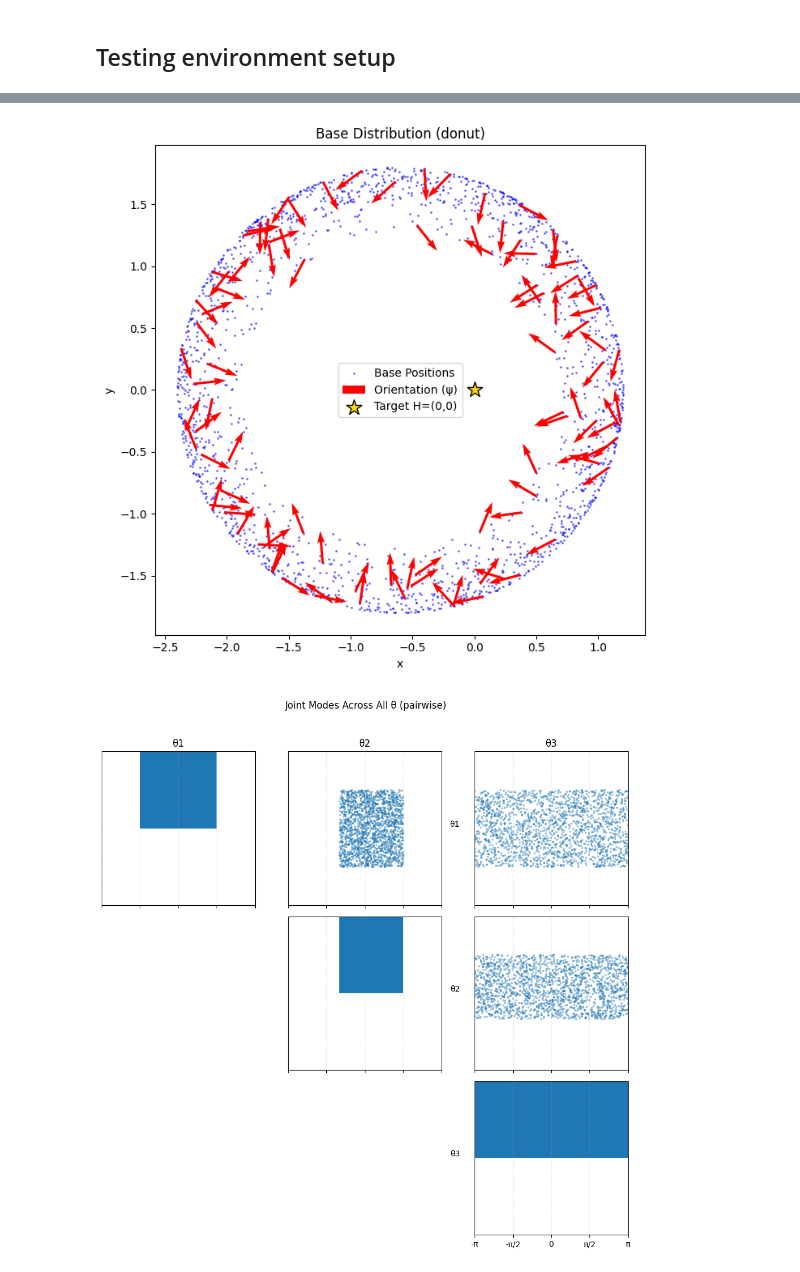
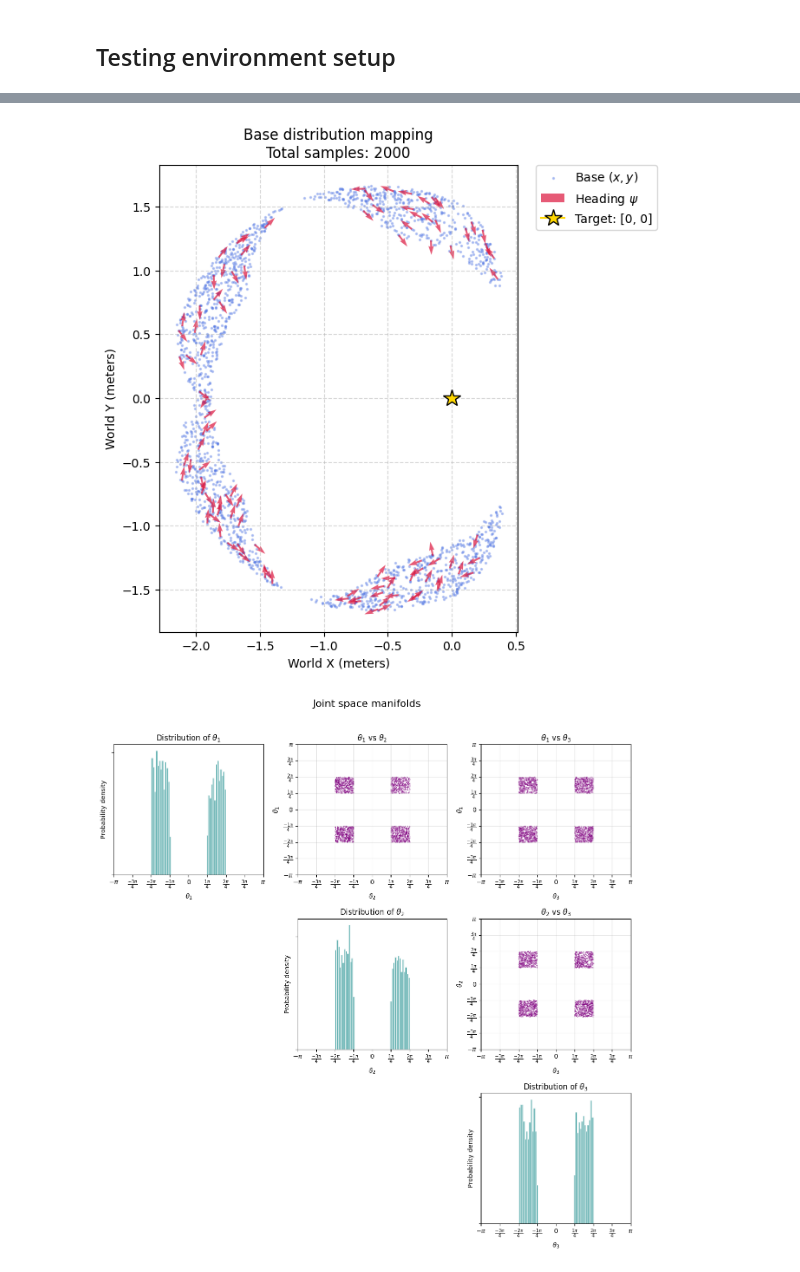
Before and after one commit to kyishanzh/reachability_tests, a Jupyter notebook: rotarynlink_env.ipynb, the cells around one changed output, grey strips where cells are left out. Saved outputs shown, nothing was run; the diff lists cells and outputs as text; code cells hidden in the pictures.

```diff
--- a/rotarynlink_env.ipynb
+++ b/rotarynlink_env.ipynb
@@ -10,13 +10,15 @@ import time
 ## Testing environment setup
 # %%
 workspace = Workspace2D(-2, 2, -2, 2)
+# link_lengths = np.array([1.0, 0.8, 0.6, 0.8, 1.0])
+# joint_limits = [[[-np.pi/2, -np.pi/4], [np.pi/4, np.pi/2]], [[-np.pi/2, -np.pi/4], [np.pi/4, np.pi/2]], [[-np.pi/2, -np.pi/4], [np.pi/4, np.pi/2]], [[-np.pi/3, np.pi/2]], [[-np.pi/3, np.pi/2]]]
 link_lengths = np.array([1.0, 0.8, 0.6])
-joint_limits = np.array([[-np.pi/2, np.pi/2], [-np.pi/3, np.pi/2], [-np.pi, np.pi]])
+joint_limits = [[[-np.pi/2, -np.pi/4], [np.pi/4, np.pi/2]], [[-np.pi/2, -np.pi/4], [np.pi/4, np.pi/2]], [[-np.pi/2, -np.pi/4], [np.pi/4, np.pi/2]]]
 env = RotaryNLinkEnv(workspace, link_lengths=link_lengths, joint_limits=joint_limits, n_links=3) #joint_limits=[[-np.pi, np.pi], [-np.pi, np.pi]],
 
 rng = np.random.default_rng(0)
-h_world = np.array([[0, 0, np.pi/2]], dtype=np.float32)
-q_sample_world = env.sample_q_given_h_uniform(h_world, rng)
+h_world = np.array([[1, 0, np.pi/2]], dtype=np.float32)
+q_sample_world = env.sample_q(h_world, rng)
 
 print(q_sample_world.shape)
 env.plot(q_sample_world.flatten(), h_world.flatten())
@@ -145,18 +29,20 @@ def plot_data_distribution(bx, by, psi, thetas, n_samples=None, theta_names=None
 # %%
 # Data to test on
 n_samples = 2000
 h_world_example = np.zeros((n_samples, 3), dtype=np.float32)
 
 # 1. Generate 2000 samples for a fixed target at the origin
-Q_samples = env.sample_q_given_h_uniform(h_world_example, rng)
+Q_samples = env.sample_q(h_world_example, rng)
 
 # Extract components for plotting -> Q columns: [x, y, psi, th1, th2]
 bx = Q_samples[:, 0]
 by = Q_samples[:, 1]
 psi = Q_samples[:, 2]
 thetas = Q_samples[:, 3:]
 
-plot_data_distribution(bx, by, psi, thetas)
+from reachability.utils.plotting import plot_data_distribution
+
+plot_data_distribution([0, 0], bx, by, psi, thetas)
 # %% [output]
-[figure, old version]
+[figure, new version]
-[figure, old version]
+[figure, new version]
```
Also changed, not shown: parts of 2 cells of this notebook, 16 other files.
